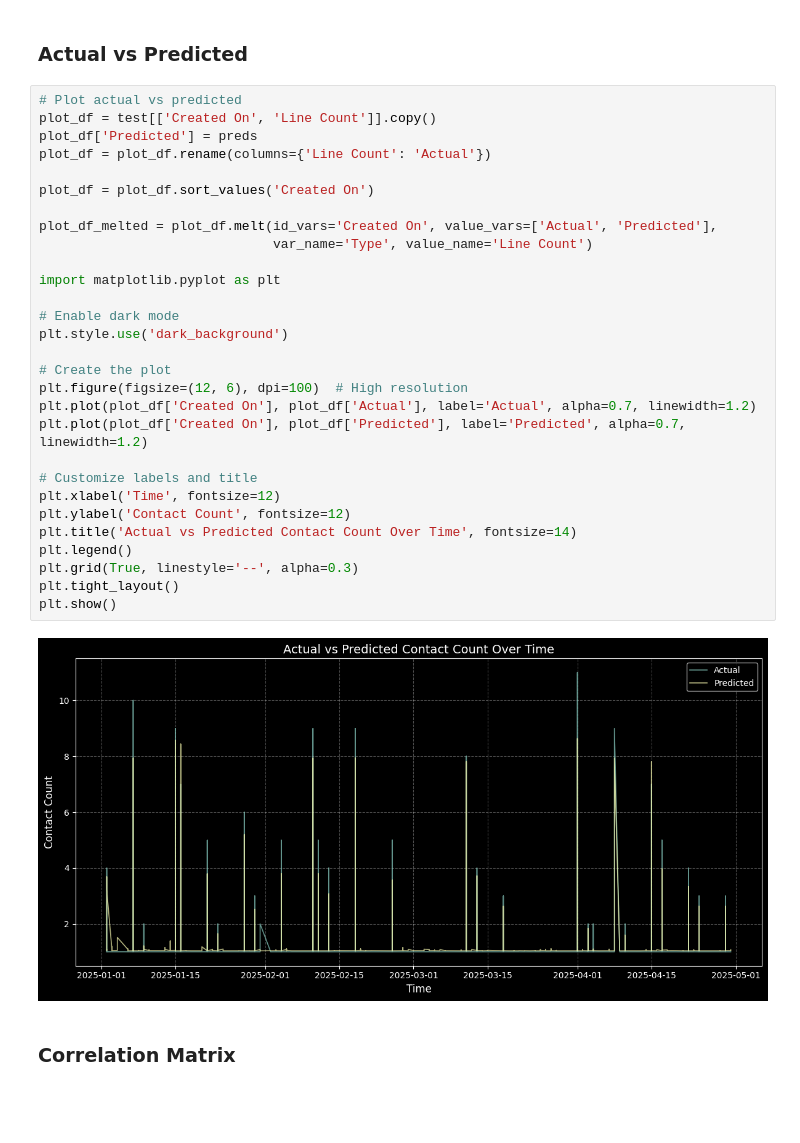
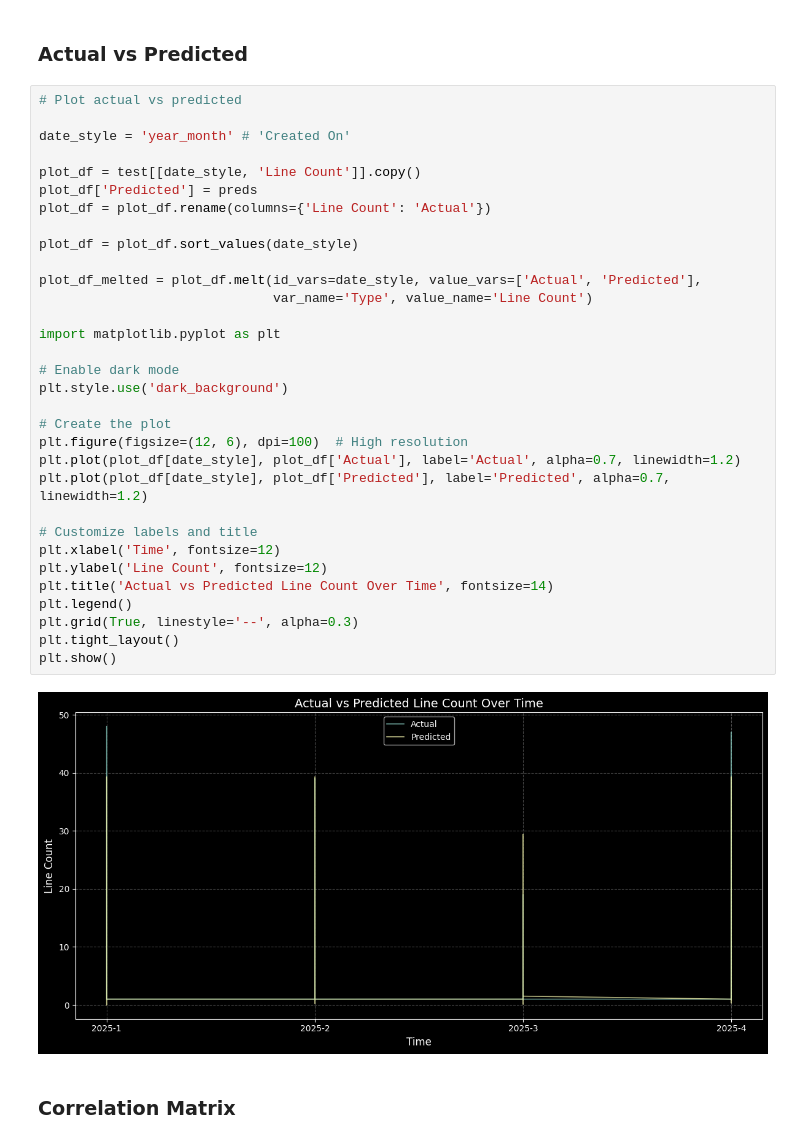
Before and after one commit to moumitaghanti/Signet-Supply, a Jupyter notebook: Signet Supply.ipynb, the cells around one changed output. Cells and saved outputs as stored; diff of their text form; blank space fills up the shorter version.

Commit message:
Lots of updates
added monthly model and forecast

```diff
--- a/Signet Supply.ipynb
+++ b/Signet Supply.ipynb
@@ -477,35 +609,38 @@ fig.show()
 ### Actual vs Predicted
 # %%
 # Plot actual vs predicted
-plot_df = test[['Created On', 'Line Count']].copy()
+
+date_style = 'year_month' # 'Created On'
+
+plot_df = test[[date_style, 'Line Count']].copy()
 plot_df['Predicted'] = preds
 plot_df = plot_df.rename(columns={'Line Count': 'Actual'})
 
-plot_df = plot_df.sort_values('Created On')
+plot_df = plot_df.sort_values(date_style)
 
-plot_df_melted = plot_df.melt(id_vars='Created On', value_vars=['Actual', 'Predicted'],
+plot_df_melted = plot_df.melt(id_vars=date_style, value_vars=['Actual', 'Predicted'],
                               var_name='Type', value_name='Line Count')
 
 import matplotlib.pyplot as plt
 
 # Enable dark mode
 plt.style.use('dark_background')
 
 # Create the plot
 plt.figure(figsize=(12, 6), dpi=100)  # High resolution
-plt.plot(plot_df['Created On'], plot_df['Actual'], label='Actual', alpha=0.7, linewidth=1.2)
-plt.plot(plot_df['Created On'], plot_df['Predicted'], label='Predicted', alpha=0.7, linewidth=1.2)
+plt.plot(plot_df[date_style], plot_df['Actual'], label='Actual', alpha=0.7, linewidth=1.2)
+plt.plot(plot_df[date_style], plot_df['Predicted'], label='Predicted', alpha=0.7, linewidth=1.2)
 
 # Customize labels and title
 plt.xlabel('Time', fontsize=12)
-plt.ylabel('Contact Count', fontsize=12)
-plt.title('Actual vs Predicted Contact Count Over Time', fontsize=14)
+plt.ylabel('Line Count', fontsize=12)
+plt.title('Actual vs Predicted Line Count Over Time', fontsize=14)
 plt.legend()
 plt.grid(True, linestyle='--', alpha=0.3)
 plt.tight_layout()
 plt.show()
 # %% [output]
-[figure, old version]
+[figure, new version]
 # %% [markdown]
 ### Correlation Matrix
 # %%
```
Also changed, not shown: parts of 29 cells of this notebook, 3 other files.
